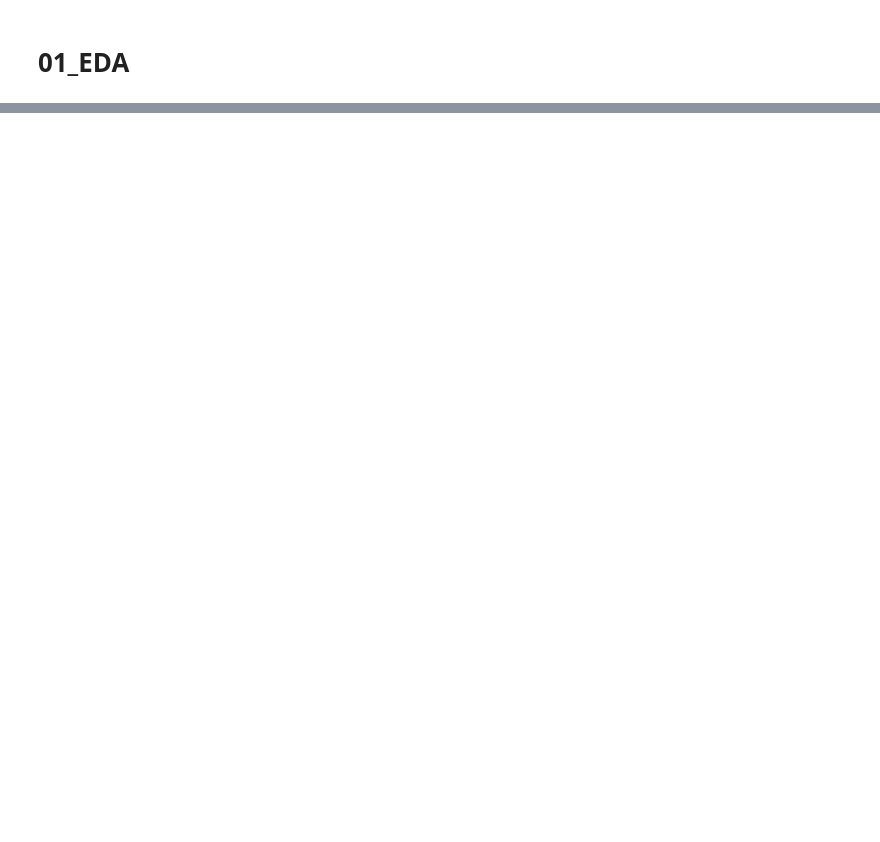
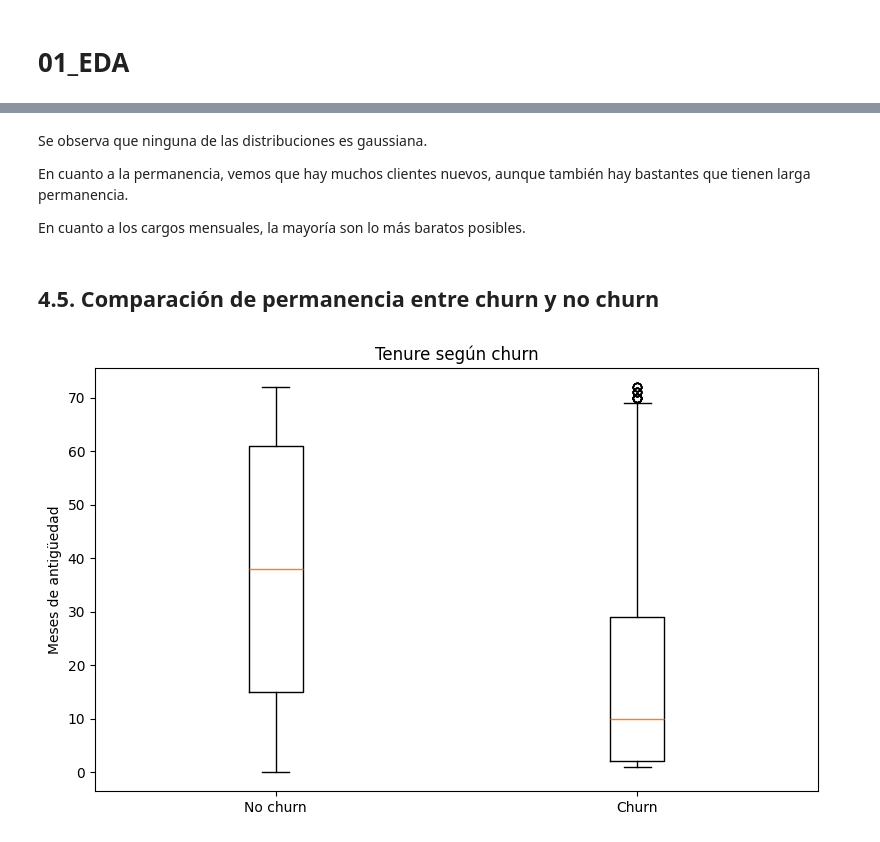
Before and after one commit to GuilleMaz/Telco_Customer_Churn, a Jupyter notebook: notebooks/01_EDA.ipynb, the cells around one changed output, grey strips where cells are left out. Saved outputs shown, nothing was run; the diff lists cells and outputs as text; code cells hidden in the pictures; blank space fills up the shorter version.

```diff
--- a/notebooks/01_EDA.ipynb
+++ b/notebooks/01_EDA.ipynb
@@ -55,0 +103,18 @@ NameError: name 're' is not defined
+# %%
+# Información general
+print("Columnas:", df.columns)
+print("Filas:", df.height)
+print("Columnas totales:", df.width)
+
+# Duplicados
+n_duplicates = df.is_duplicated().sum()
+print("Filas duplicadas:", n_duplicates)
+
+# Tipos de datos
+print("\nTipos de columnas:")
+print(df.schema)
+
+# Pasamos a pandas para un análisis rápido de nulos
+pdf = df.to_pandas()
+
+utils.resumen_nulos_ceros(pdf)
@@ -55,0 +309,22 @@ NameError: name 're' is not defined
+# %% [markdown]
+Se observa que ninguna de las distribuciones es gaussiana.
+
+En cuanto a la permanencia, vemos que hay muchos clientes nuevos, aunque también hay bastantes que tienen larga permanencia.
+
+En cuanto a los cargos mensuales, la mayoría son lo más baratos posibles.
+# %% [markdown]
+## 4.5. Comparación de permanencia entre churn y no churn
+# %%
+churn_yes = pdf.loc[pdf["churn"] == "Yes", "tenure"].dropna()
+churn_no = pdf.loc[pdf["churn"] == "No", "tenure"].dropna()
+
+fig, ax = plt.subplots(figsize=(8, 5))
+ax.boxplot([churn_no, churn_yes], tick_labels=["No churn", "Churn"])
+ax.set_title("Tenure según churn")
+ax.set_ylabel("Meses de antigüedad")
+
+plt.tight_layout()
+plt.savefig(REPORTS_DIR / "tenure_by_churn.png", dpi=150)
+plt.show()
+# %% [output]
+[figure, added]
```
Also changed, not shown: parts of 33 cells of this notebook, 8 other files.
